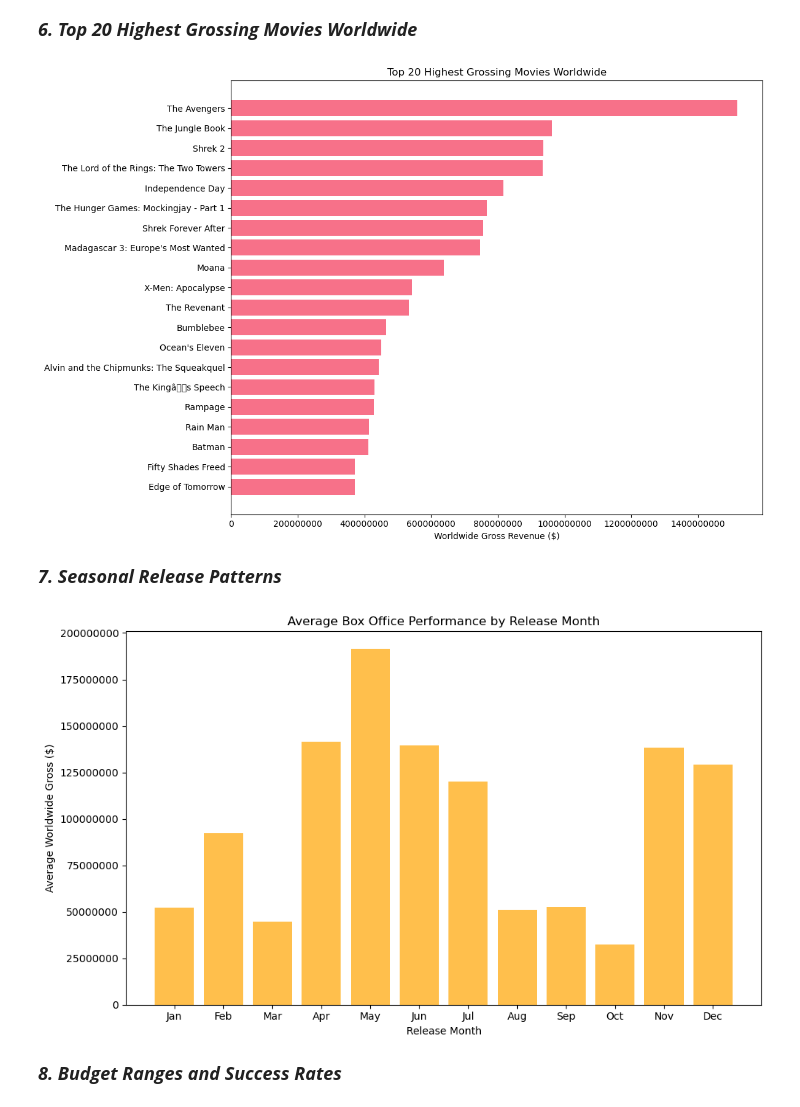
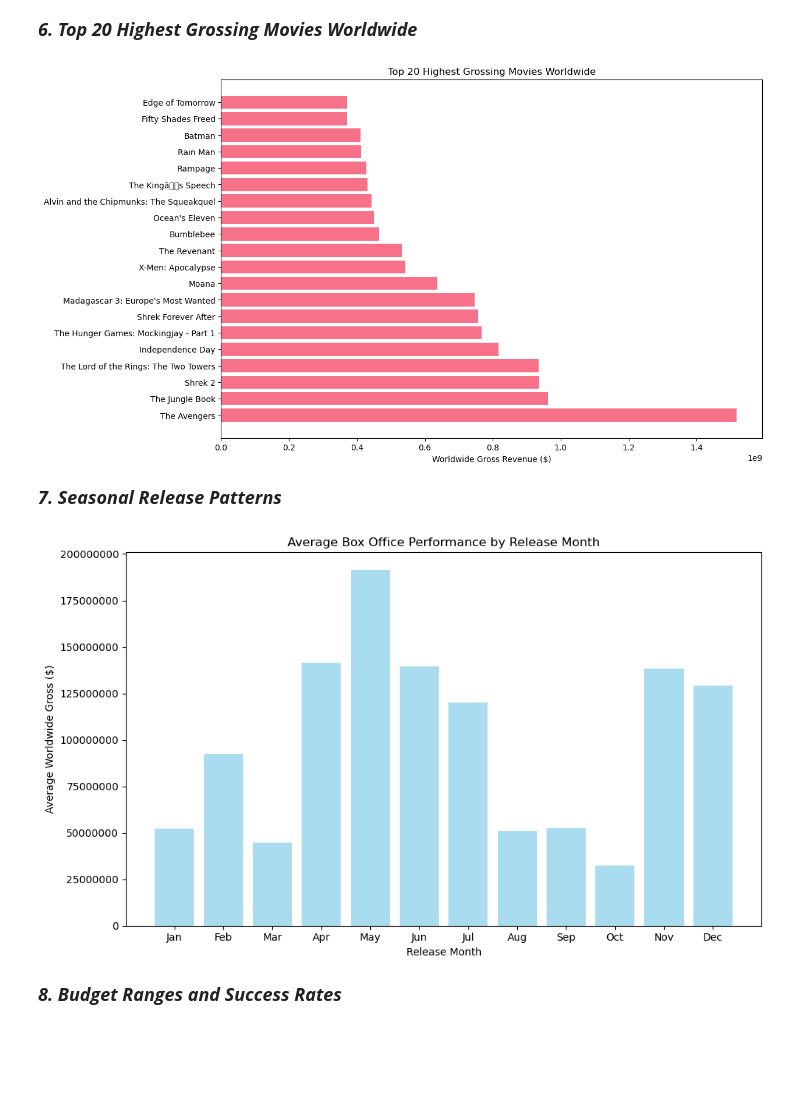
Before and after one commit to veenaledi/DS-Phase-2-Project, a Jupyter notebook: Movies.ipynb, the cells around one changed output. Drawn from its saved outputs; the diff is of its cells as text; code cells hidden in the pictures; blank space fills up the shorter version.

```diff
--- a/Movies.ipynb
+++ b/Movies.ipynb
@@ -524,15 +524,3 @@ plt.show()
 [figure]
 # %% [markdown]
 ***<span style="font-size: 18px;">4. Top 15 Movies by Return on Investment</span>***
-# %%
-plt.figure(figsize=(10, 6))
-merged_data['release_year'] = pd.to_datetime(merged_data['release_date']).dt.year
-yearly_avg = merged_data.groupby('release_year')['worldwide_gross'].mean()
-plt.plot(yearly_avg.index, yearly_avg.values, marker='o', linewidth=2)
-plt.xlabel('Release Year')
-plt.ylabel('Average Worldwide Gross ($)')
-plt.title('Average Movie Gross Revenue by Release Year')
-plt.grid(True, alpha=0.3)
-plt.ticklabel_format(style='plain', axis='y')
-plt.tight_layout()
-plt.show()
@@ -540,0 +527,10 @@ plt.show()
+# %%
+plt.figure(figsize=(10, 6))
+merged_data['roi'] = (merged_data['worldwide_gross'] - merged_data['production_budget']) / merged_data['production_budget'] * 100
+top_roi = merged_data.nlargest(15, 'roi')
+plt.barh(range(len(top_roi)), top_roi['roi'])
+plt.yticks(range(len(top_roi)), top_roi['title'])
+plt.xlabel('Return on Investment (%)')
+plt.title('Top 15 Movies by Return on Investment')
+
+plt.show()
@@ -560,16 +558,14 @@ plt.show()
 # %%
 plt.figure(figsize=(12, 8))
 top_20_movies = merged_data.nlargest(20, 'worldwide_gross')
 plt.barh(range(len(top_20_movies)), top_20_movies['worldwide_gross'])
 plt.yticks(range(len(top_20_movies)), top_20_movies['title'])
 plt.xlabel('Worldwide Gross Revenue ($)')
 plt.title('Top 20 Highest Grossing Movies Worldwide')
-plt.gca().invert_yaxis()
-plt.ticklabel_format(style='plain', axis='x')
-plt.tight_layout()
+
 plt.show()
 # %% [output]
-[figure, old version]
+[figure, new version]
 # %% [markdown]
 ***<span style="font-size: 18px;">7. Seasonal Release Patterns</span>***
 # %%
@@ -577,7 +573,7 @@ plt.figure(figsize=(10, 6))
 merged_data['release_month'] = pd.to_datetime(merged_data['release_date']).dt.month
 monthly_avg = merged_data.groupby('release_month')['worldwide_gross'].mean()
 month_names = ['Jan', 'Feb', 'Mar', 'Apr', 'May', 'Jun', 'Jul', 'Aug', 'Sep', 'Oct', 'Nov', 'Dec']
-plt.bar(range(1, 13), [monthly_avg.get(i, 0) for i in range(1, 13)], color='orange', alpha=0.7)
+plt.bar(range(1, 13), [monthly_avg.get(i, 0) for i in range(1, 13)], color='skyblue', alpha=0.7)
 plt.xlabel('Release Month')
 plt.ylabel('Average Worldwide Gross ($)')
 plt.title('Average Box Office Performance by Release Month')
@@ -586,7 +582,7 @@ plt.ticklabel_format(style='plain', axis='y')
 plt.tight_layout()
 plt.show()
 # %% [output]
-[figure, old version]
+[figure, new version]
 # %% [markdown]
 ***<span style="font-size: 18px;">8. Budget Ranges and Success Rates</span>***
 # %%
```
Also changed, not shown: parts of 7 cells of this notebook, 1 other file.
